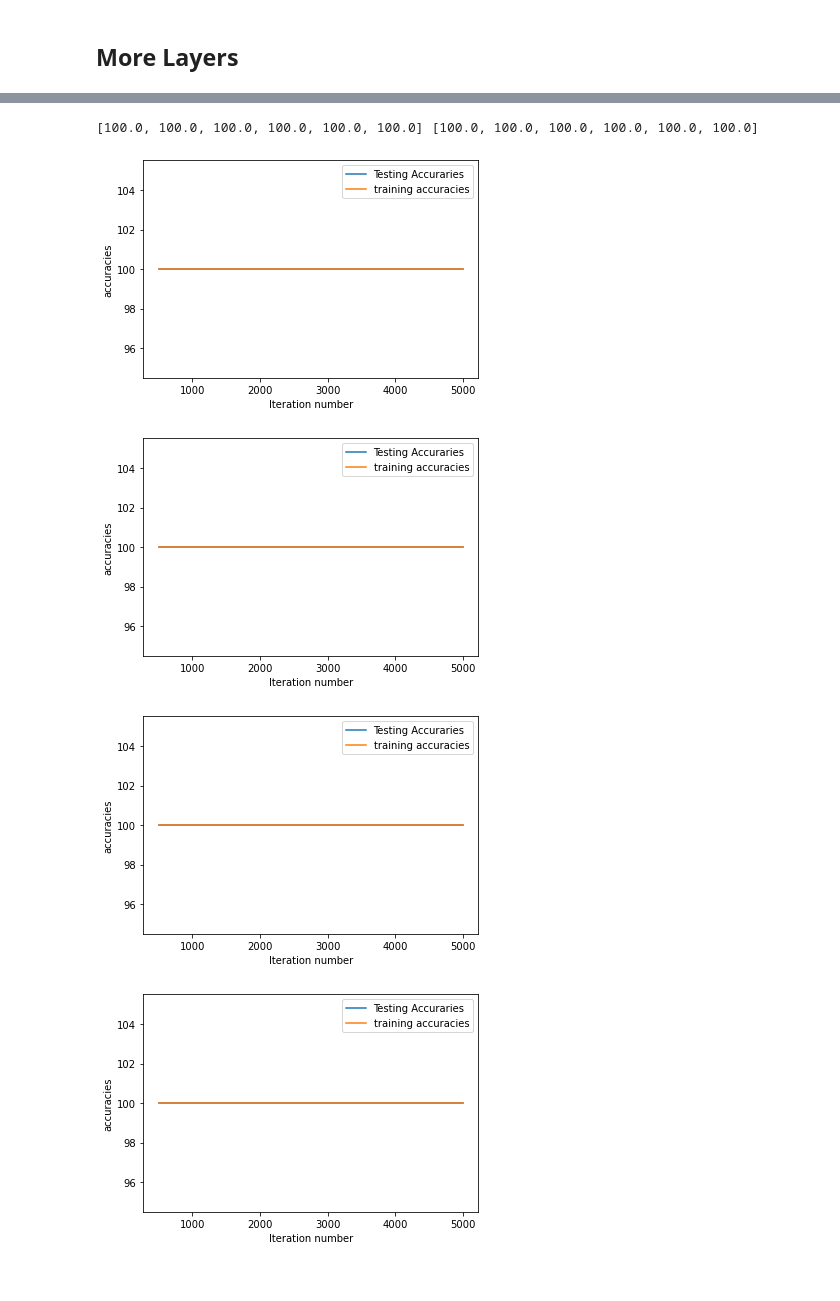
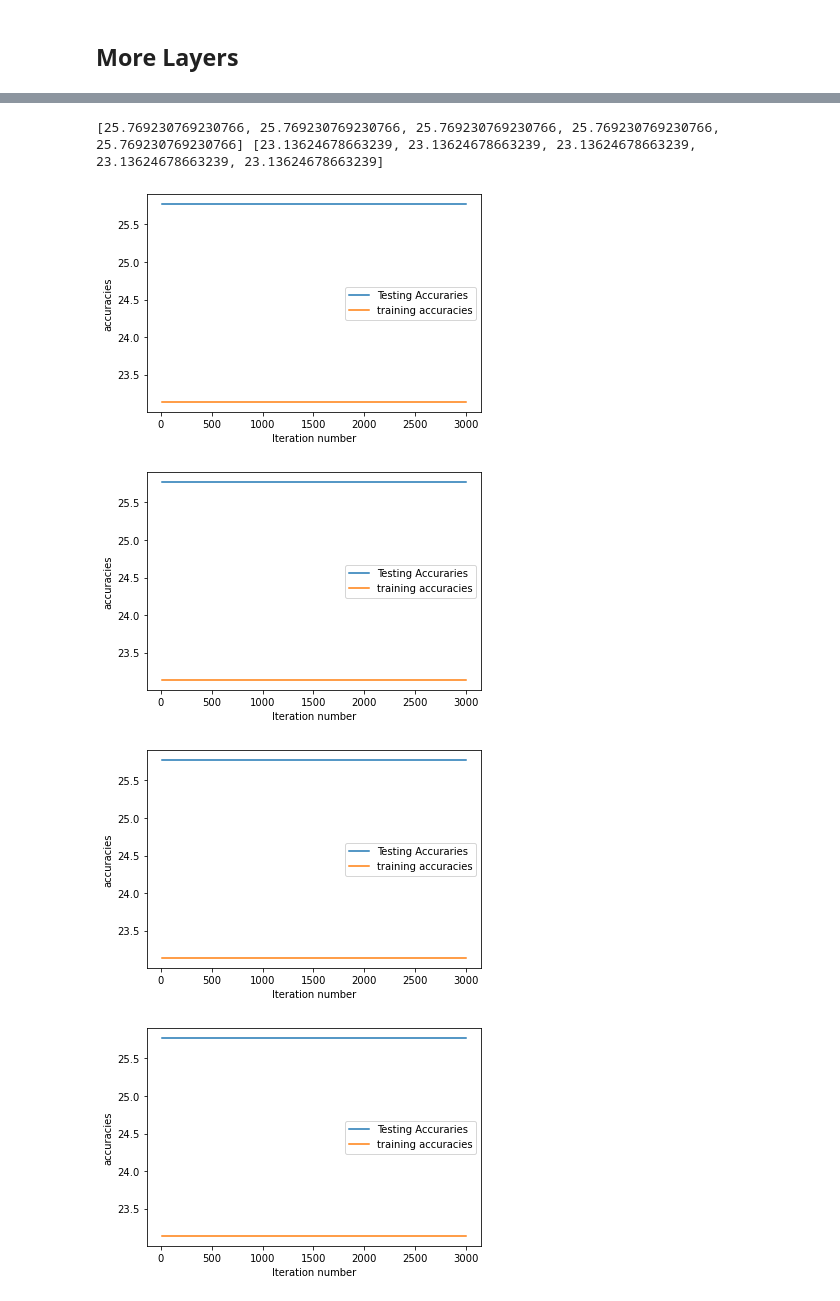
Before and after one commit to fdnthecoder/StudentPerformanceML, a Jupyter notebook: NNAmadou_Relu.ipynb, the cells around one changed output, grey strips where cells are left out. Drawn from its saved outputs; the diff is of its cells as text; code cells hidden in the pictures.

```diff
--- a/NNAmadou_Relu.ipynb
+++ b/NNAmadou_Relu.ipynb
@@ -255,7 +255,7 @@ def train_nn(nn_structure, X, y, iter_num=3000, alpha=0.25):
         cnt += 1
     return W, b, avg_cost_func
 # %%
-def train_rigde_nn(nn_structure, X, y, iter_num=3000, alpha=0.25, hyper = 0.1):
+def train_rigde_nn(nn_structure, X, y, iter_num=3000, alpha=0.05, hyper = 0.01):
     W, b = setup_and_init_weights(nn_structure)
     cnt = 0
     N = len(y)
@@ -303,7 +303,7 @@ def predict_y(W, b, X, n_layers):
 # %%
 # three layers,
 nn_structure = [26, 30, 2]
-itter = [500,1000,2000,3000,4000,5000]
+itter = [10,100,500,1000,3000]
 # train the NN
 w_vals = {}
 b_vals = {}
@@ -376,7 +374,6 @@ for i in range(len(itter)):
 # %%
 # three layers,
 nn_structure = [26, 30, 2]
-itter = [500,1000,2000,3000,4000,5000]
 # train the NN
 w_vals = {}
 b_vals = {}
@@ -447,7 +442,6 @@ for i in range(len(itter)):
 # %%
 # four layers,
 nn_structure = [26,30,30, 2]
-itter = [500,1000,2000,3000,4000,5000]
 # train the NN
 w_vals = {}
 b_vals = {}
@@ -491,25 +484,23 @@ for i in range(len(itter)):
 # %%
-y_test = y_test >= 10
-y_train = y_train >= 10
 acc_tests = []
 acc_trains = []
 for i in range(len(itter)):
     y_pred_test = predict_y(w_vals[i], b_vals[i], X_test, 4)
     y_pred_train = predict_y(w_vals[i], b_vals[i], X_train, 4)
     acc_tests.append(accuracy_score(y_test, y_pred_test) * 100)
     acc_trains.append(accuracy_score(y_train, y_pred_train) * 100)
 print(acc_tests,acc_trains)
 for i in range(len(itter)):
     plt.plot(itter,acc_tests)
     plt.plot(itter,acc_trains)
     plt.ylabel('accuracies')
     plt.xlabel('Iteration number')
     plt.legend([ "Testing Accuraries", "training accuracies"])
     plt.block = False
     plt.show()
 # %% [output]
-[100.0, 100.0, 100.0, 100.0, 100.0, 100.0] [100.0, 100.0, 100.0, 100.0, 100.0, 100.0]
+[25.769230769230766, 25.769230769230766, 25.769230769230766, 25.769230769230766, 25.769230769230766] [23.13624678663239, 23.13624678663239, 23.13624678663239, 23.13624678663239, 23.13624678663239]
-[figure, old version]
+[figure, new version]
-[figure, old version]
+[figure, new version]
-[figure, old version]
+[figure, new version]
-[figure, old version]
+[figure, new version]
```
Also changed, not shown: parts of 16 cells of this notebook, 1 other file.
